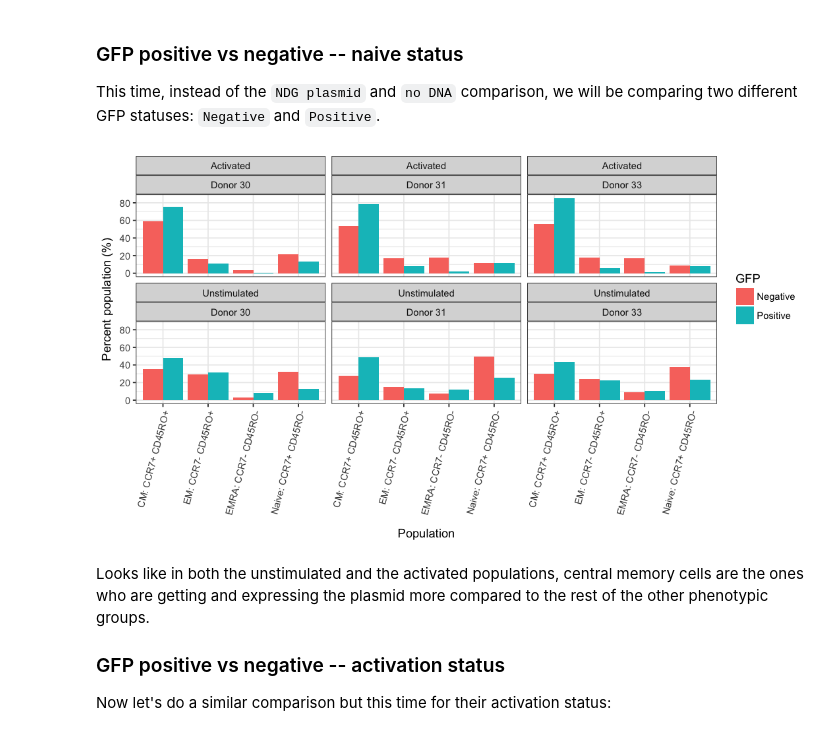
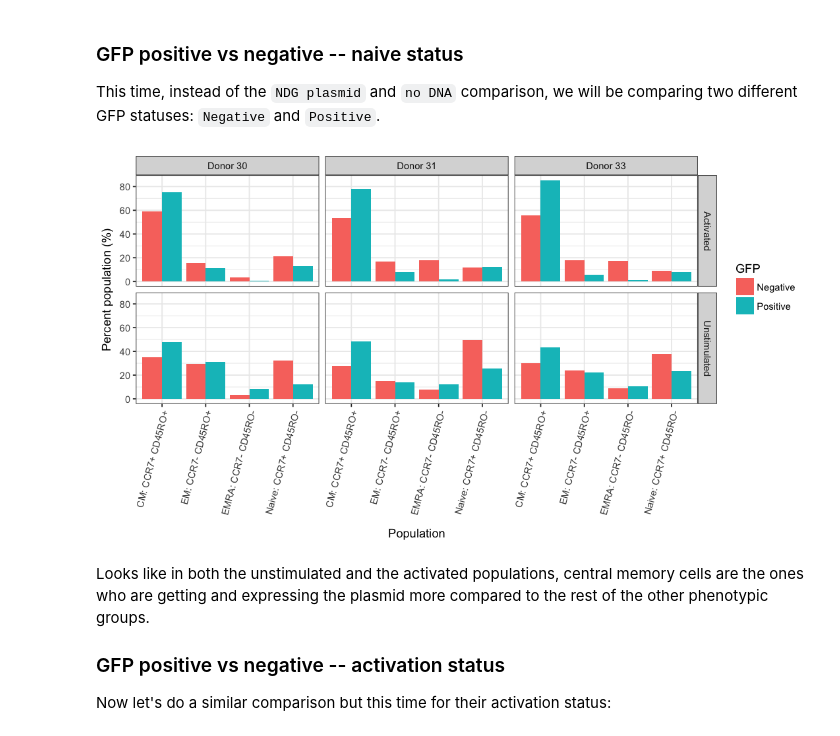
Before and after one commit to hammerlab/t-cell-electroporation, a Jupyter notebook: notebooks/figure-6/Post-electroporation cellular profiling.ipynb, the cells around one changed output. Drawn from its saved outputs; the diff is of its cells as text; code cells hidden in the pictures.

Commit message:
switch to facet_grid whenever possible (resolves #5)

```diff
--- a/notebooks/figure-6/Post-electroporation cellular profiling.ipynb
+++ b/notebooks/figure-6/Post-electroporation cellular profiling.ipynb
@@ -282,25 +282,26 @@ This time, instead of the `NDG plasmid` and `no DNA` comparison, we will be comp
 # %%
 options(repr.plot.width=9, repr.plot.height=5)
 
 gfp_comp_data %>%
     filter(
         `Electroporation` == "NDG plasmid",
         `Staining` == 'Naive status',
         `Population` %in% c(
             'CM: CCR7+ CD45RO+',
             'EM: CCR7- CD45RO+',
             'Naive: CCR7+ CD45RO-',
             'EMRA: CCR7- CD45RO-'
         )
     ) %>%
     ggplot(aes(x=`Population`, y=`Freq_of_Parent`, fill=`GFP`)) +
         geom_col(position='dodge') +
-        facet_wrap(~`Cell state`+`Donor`, ncol=3) +
+        #facet_wrap(~`Cell state`+`Donor`, ncol=3) +
+        facet_grid(`Cell state`~`Donor`) +
         ylab('Percent population (%)') +
         theme_bw() +
         theme(axis.text.x=element_text(angle=75, hjust=1))
 # %% [output]
-[figure, old version]
+[figure, new version]
 # %% [markdown]
 Looks like in both the unstimulated and the activated populations, central memory cells are the ones who are getting and expressing the plasmid more compared to the rest of the other phenotypic groups.
 
```
Also changed, not shown: 2 other files.
